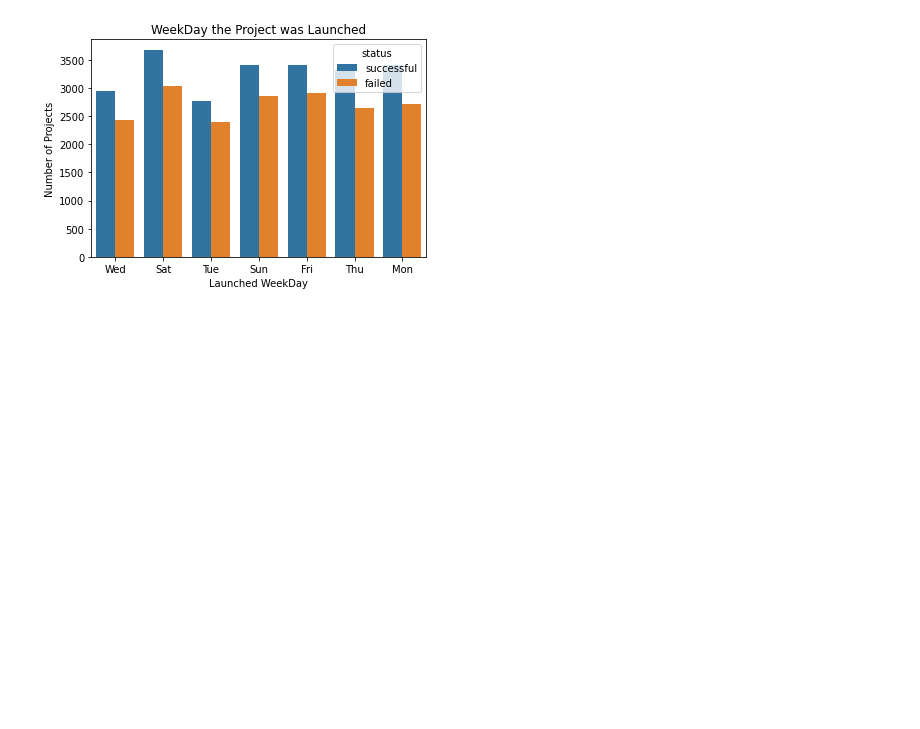
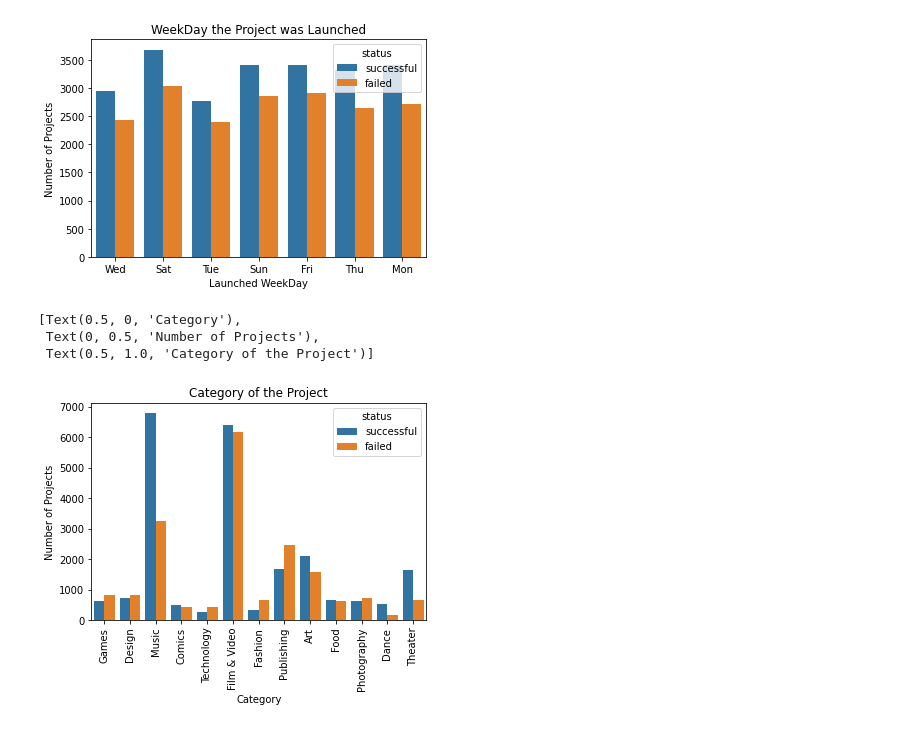
Before and after one commit to NicsLvl/GADSI, a Jupyter notebook: workings.ipynb, the cells around one changed output. Saved outputs shown, nothing was run; the diff lists cells and outputs as text; code cells hidden in the pictures; blank space fills up the shorter version.

```diff
--- a/workings.ipynb
+++ b/workings.ipynb
@@ -230,4 +230,16 @@ ax.set(xlabel='Launched WeekDay', ylabel='Number of Projects', title= 'WeekDay t
  Text(0, 0.5, 'Number of Projects'),
  Text(0.5, 1.0, 'WeekDay the Project was Launched')]
 [figure]
+# %%
+test5 = df.loc[df.status == 'successful',['category', 'status']].append(df.loc[df.status == 'failed',['category', 'status']])
+test5.replace(to_replace="Film &amp; Video", value = "Film & Video", inplace=True )
+# %%
+ax = sns.countplot(x=test5.category, hue = test5.status)
+plt.xticks(rotation=90)
+ax.set(xlabel='Category', ylabel='Number of Projects', title= 'Category of the Project')
+# %% [output]
+[Text(0.5, 0, 'Category'),
+ Text(0, 0.5, 'Number of Projects'),
+ Text(0.5, 1.0, 'Category of the Project')]
+[figure, added]
 # %%
```
Also changed, not shown: parts of 1 cell of this notebook.
